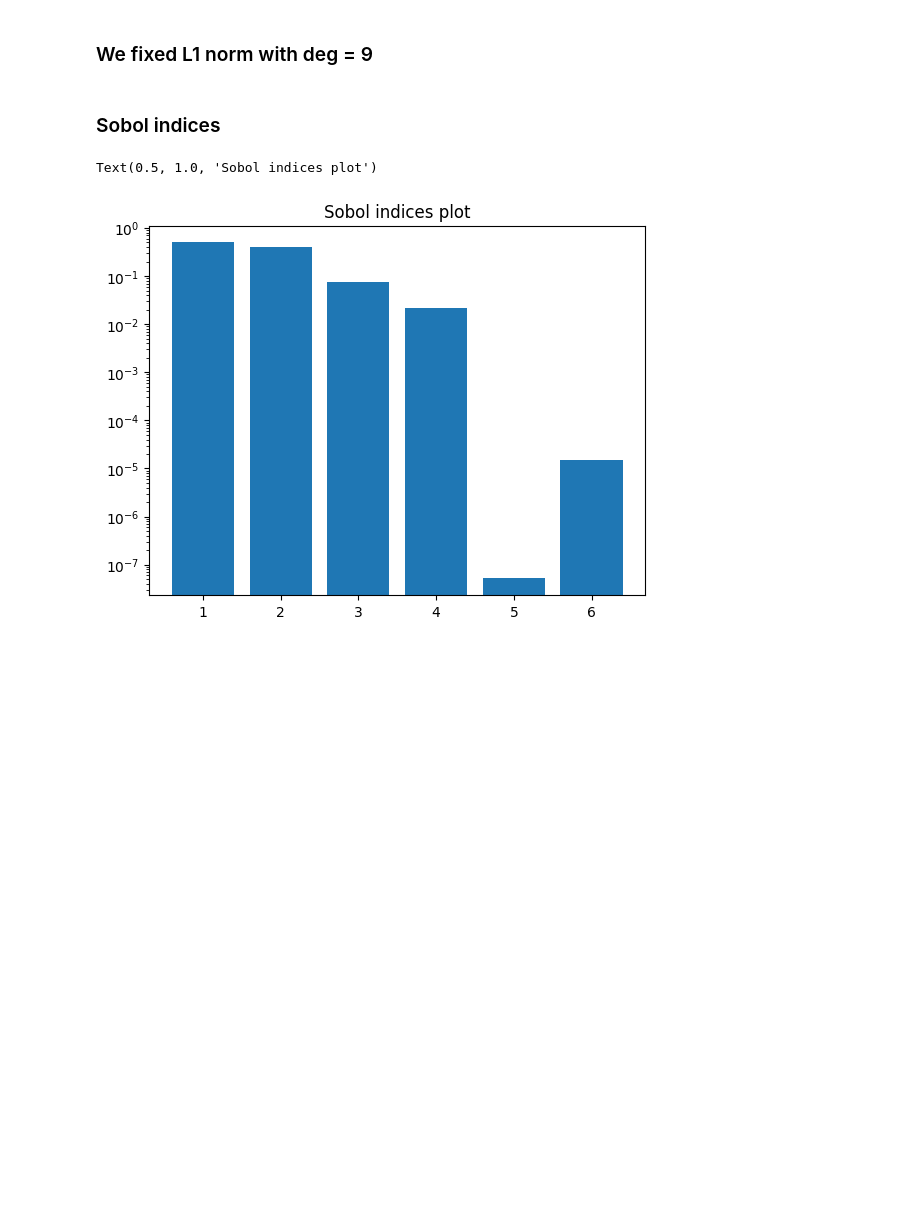
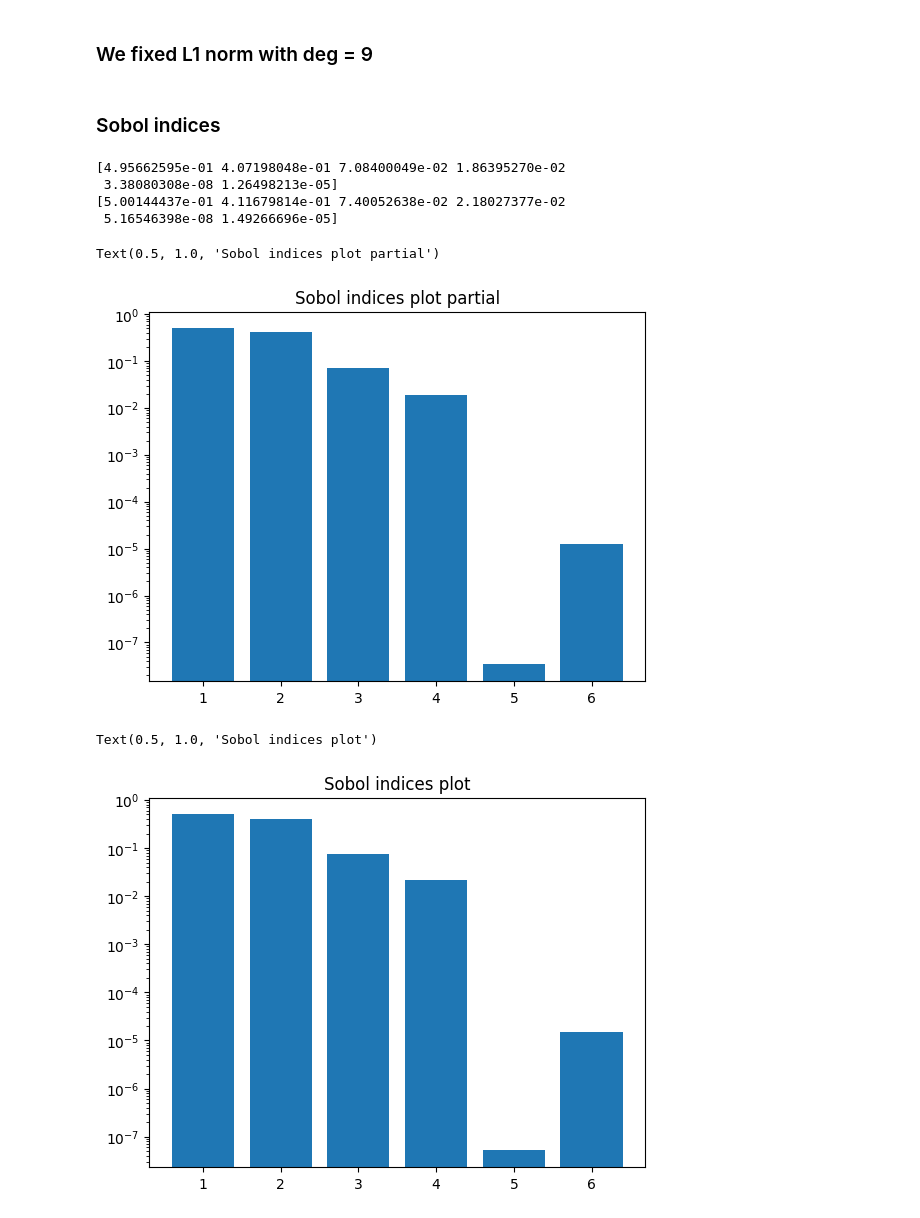
Before and after one commit to Maciess/SensitivityAnalysis, a Jupyter notebook: project_notebook.ipynb, the cells around one changed output. Cells and saved outputs as stored; diff of their text form; code cells hidden in the pictures; blank space fills up the shorter version.

```diff
--- a/project_notebook.ipynb
+++ b/project_notebook.ipynb
@@ -137,6 +137,21 @@ lag_coeffs_6d = otl_normalized(grd.unisolvent_nodes)
 legandreCoefs = utilsLegandre.compute_legendre_coefficients(mi_6d.exponents, grd.unisolvent_nodes, lag_coeffs_6d)
 # Caluclate sobol indices
 sobol_indices = utilsLegandre.compute_sobol_indices(mi_6d.exponents, legandreCoefs)
+partial = 1
+sobol_indices_1 = utilsLegandre.compute_sobol_indices(mi_6d.exponents, legandreCoefs, order=partial)
+# %%
+print(sobol_indices_1)
+print(sobol_indices) #note values are different but genral trend is the same
+plt.bar(list(range(1,6+1)), sobol_indices_1)
+plt.yscale("log")
+plt.title("Sobol indices plot partial")
+# %% [output]
+[4.95662595e-01 4.07198048e-01 7.08400049e-02 1.86395270e-02
+ 3.38080308e-08 1.26498213e-05]
+[5.00144437e-01 4.11679814e-01 7.40052638e-02 2.18027377e-02
+ 5.16546398e-08 1.49266696e-05]
+Text(0.5, 1.0, 'Sobol indices plot partial')
+[figure, added]
 # %%
 plt.bar(list(range(1,6+1)), sobol_indices)
 plt.yscale("log")
```
Also changed, not shown: parts of 2 cells of this notebook.
